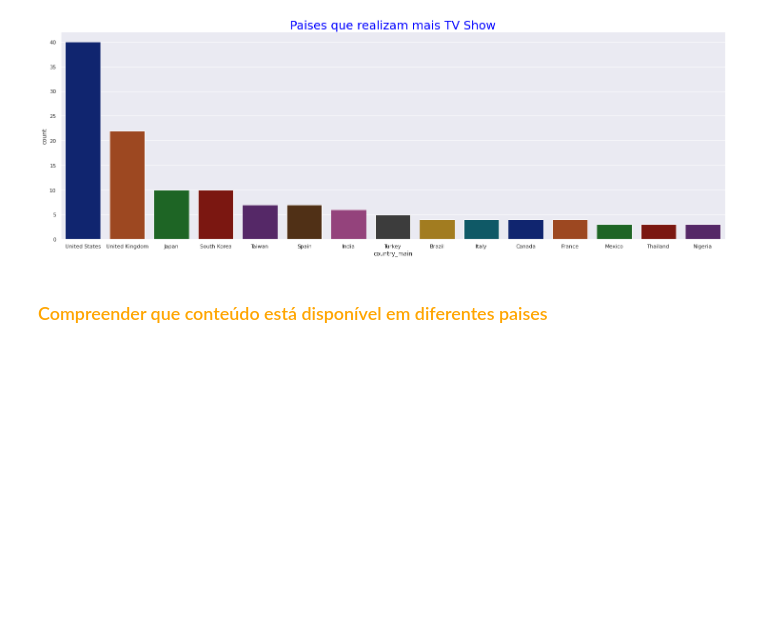
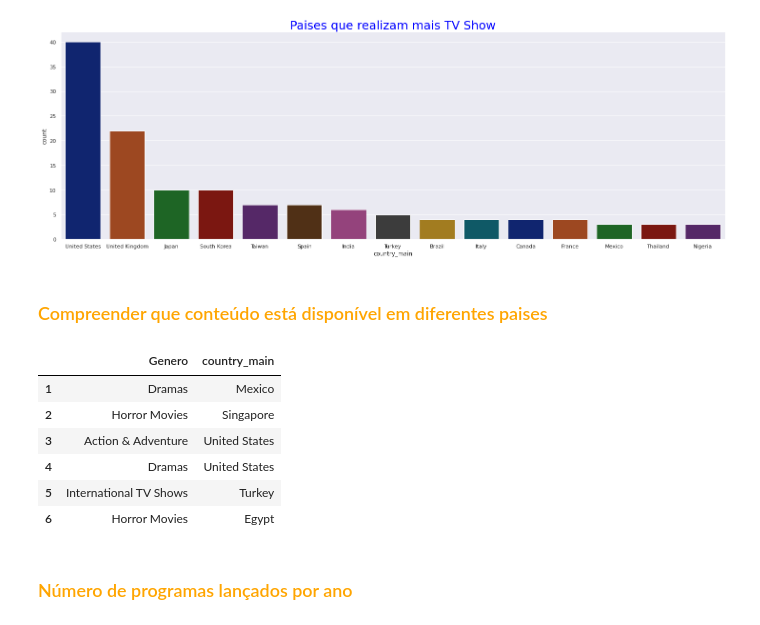
Before and after one commit to EddyGiusepe/Sistema_RECOMENDACION_Netflix, a Jupyter notebook: Netflix_RECOMMENDATION.ipynb, the cells around one changed output. Drawn from its saved outputs; the diff is of its cells as text; code cells hidden in the pictures; blank space fills up the shorter version.

```diff
--- a/Netflix_RECOMMENDATION.ipynb
+++ b/Netflix_RECOMMENDATION.ipynb
@@ -649,3 +649,17 @@ plt.title("Paises que realizam mais TV Show", fontsize = 25, color = "blue");
 [figure]
 # %% [markdown]
 ### <font color="orange">Compreender que conteúdo está disponível em diferentes paises</font>
+# %%
+# Gênero de filmes por país
+
+columns = ["Genero", "country_main"]
+gen_country = df[columns]
+gen_country.head(6)
+# %% [output]
+|  | Genero | country_main |
+| 1 | Dramas | Mexico |
+| 2 | Horror Movies | Singapore |
+| 3 | Action & Adventure | United States |
+| 4 | Dramas | United States |
+| 5 | International TV Shows | Turkey |
+| 6 | Horror Movies | Egypt |
@@ -651,0 +675,2 @@ plt.title("Paises que realizam mais TV Show", fontsize = 25, color = "blue");
+# %% [markdown]
+### <font color="orange">Número de programas lançados por ano</font>
```
Also changed, not shown: parts of 2 cells of this notebook.
